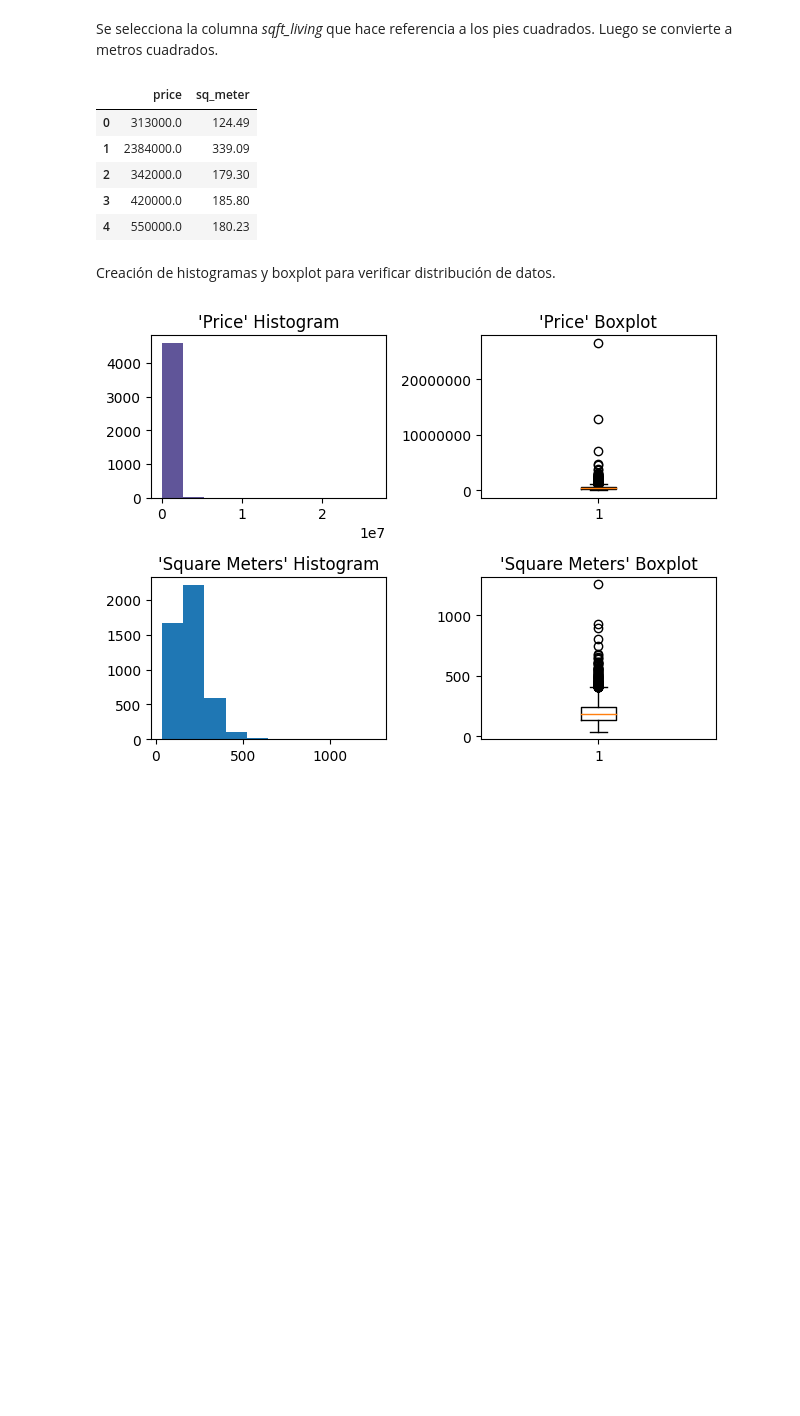
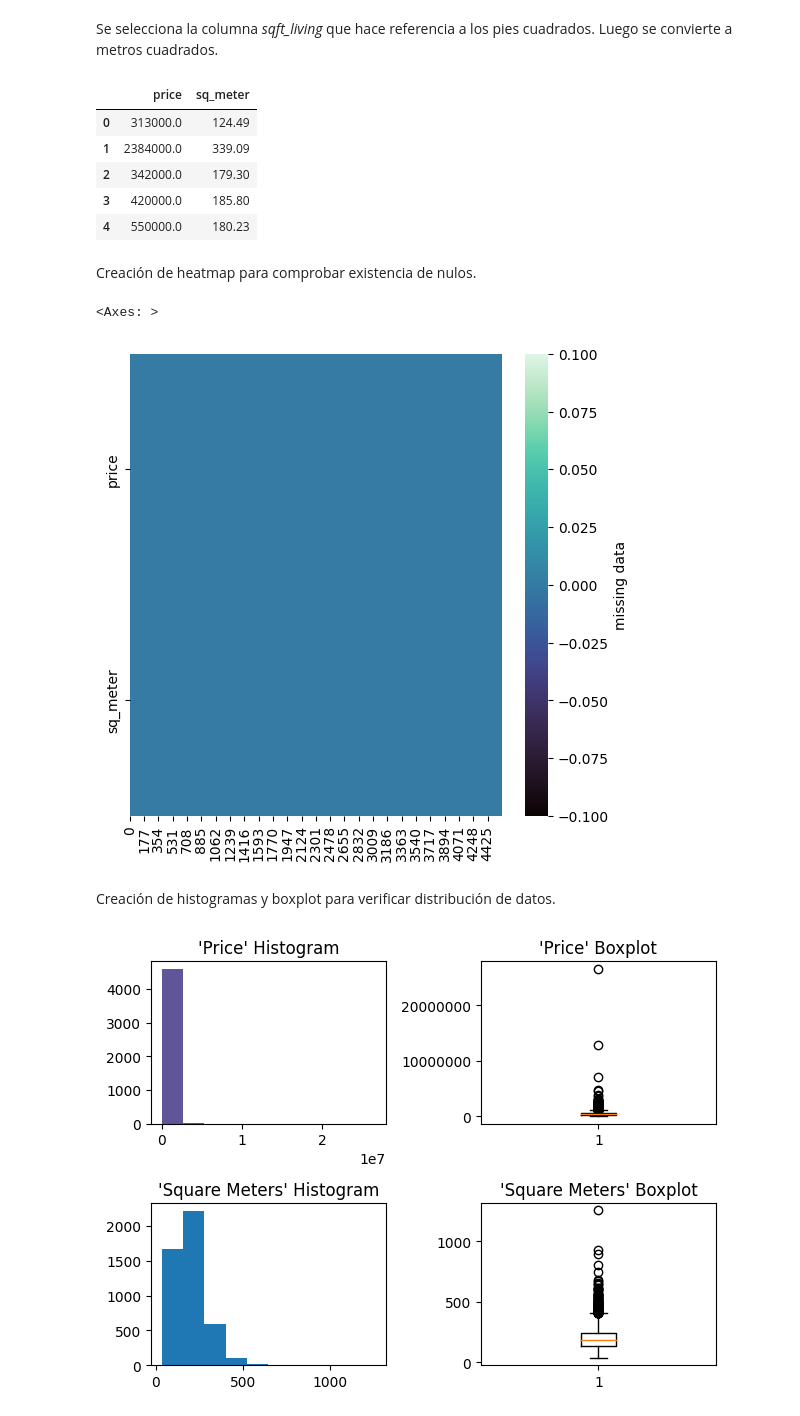
Before and after one commit to luiscopete/houseprice_prediction, a Jupyter notebook: house_prediction_notebook.ipynb, the cells around one changed output. Cells and saved outputs as stored; diff of their text form; code cells hidden in the pictures; blank space fills up the shorter version.

```diff
--- a/house_prediction_notebook.ipynb
+++ b/house_prediction_notebook.ipynb
@@ -44,6 +51,17 @@ df.head()
 | 2 | 342000.0 | 179.30 |
 | 3 | 420000.0 | 185.80 |
 | 4 | 550000.0 | 180.23 |
+# %% [markdown]
+Creación de heatmap para comprobar existencia de nulos.
+# %%
+#Create heatmap with Seaborn to view nulls.
+plt.figure(figsize=(6,6))
+sns.heatmap(df.isna().transpose(),
+           cmap = "mako",
+           cbar_kws = {"label":"missing data"} )
+# %% [output]
+<Axes: >
+[figure, added]
 # %% [markdown]
 Creación de histogramas y boxplot para verificar distribución de datos.
 # %%
```
Also changed, not shown: parts of 8 cells of this notebook.
